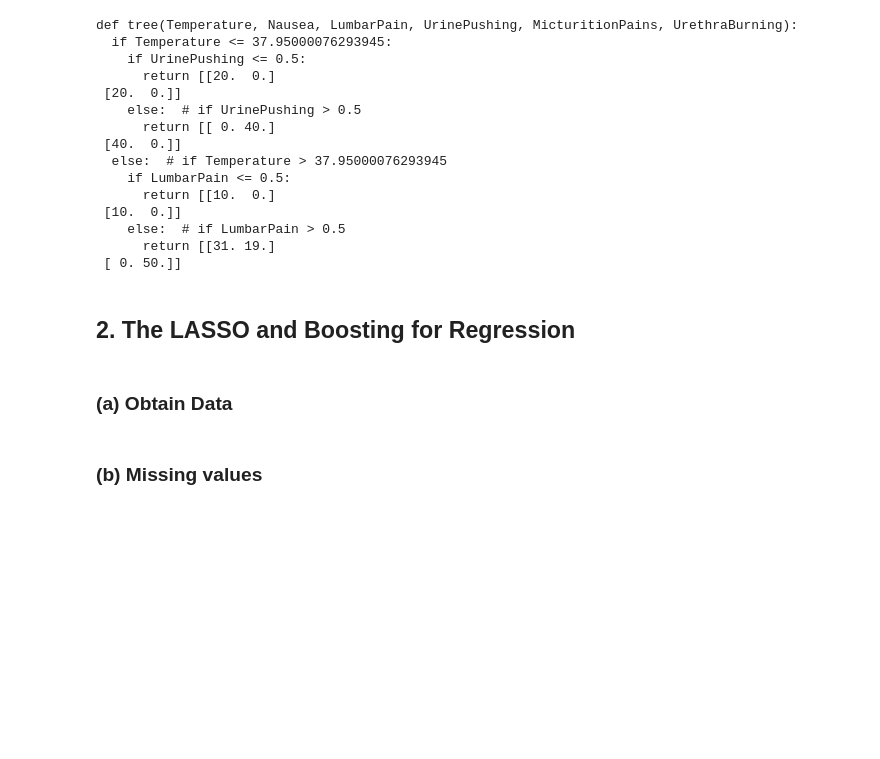
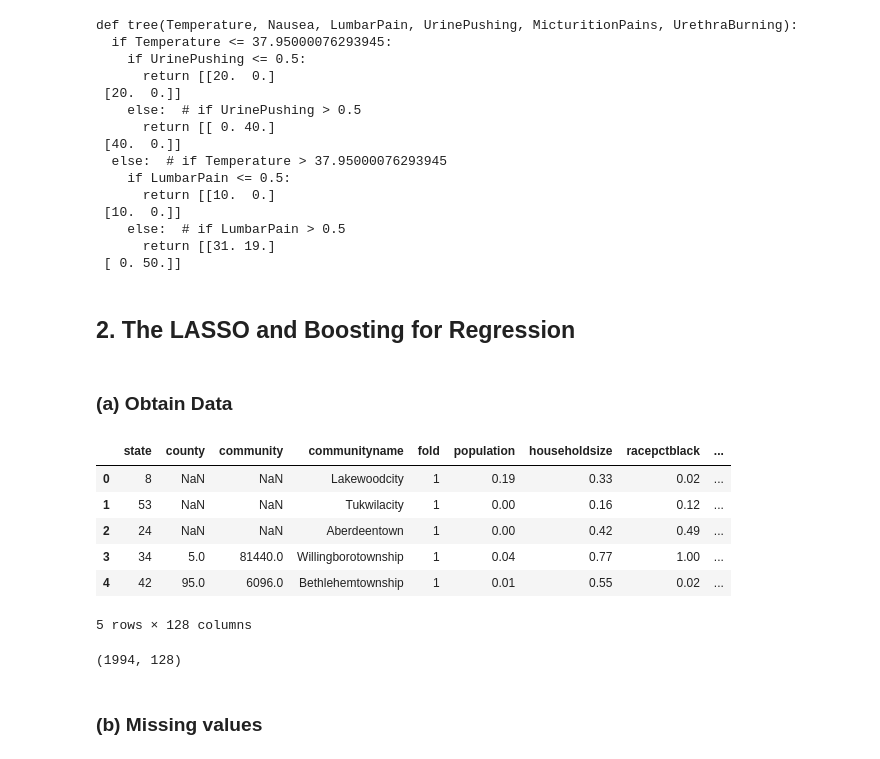
Before and after one commit to egunadi/dsci552-hw5, a Jupyter notebook: notebook/Gunadi_Eben_HW5.ipynb, the cells around one changed output. Drawn from its saved outputs; the diff is of its cells as text; code cells hidden in the pictures; blank space fills up the shorter version.

```diff
--- a/notebook/Gunadi_Eben_HW5.ipynb
+++ b/notebook/Gunadi_Eben_HW5.ipynb
@@ -217,0 +233,14 @@ def tree(Temperature, Nausea, LumbarPain, UrinePushing, MicturitionPains, Urethr
+# %%
+communities_df.head()
+# %% [output]
+|  | state | county | community | communityname | fold | population | householdsize | racepctblack | ... |
+| 0 | 8 | NaN | NaN | Lakewoodcity | 1 | 0.19 | 0.33 | 0.02 | ... |
+| 1 | 53 | NaN | NaN | Tukwilacity | 1 | 0.00 | 0.16 | 0.12 | ... |
+| 2 | 24 | NaN | NaN | Aberdeentown | 1 | 0.00 | 0.42 | 0.49 | ... |
+| 3 | 34 | 5.0 | 81440.0 | Willingborotownship | 1 | 0.04 | 0.77 | 1.00 | ... |
+| 4 | 42 | 95.0 | 6096.0 | Bethlehemtownship | 1 | 0.01 | 0.55 | 0.02 | ... |
+5 rows × 128 columns
+# %%
+communities_df.shape
+# %% [output]
+(1994, 128)
```
Also changed, not shown: parts of 21 cells of this notebook, 1 other file.
